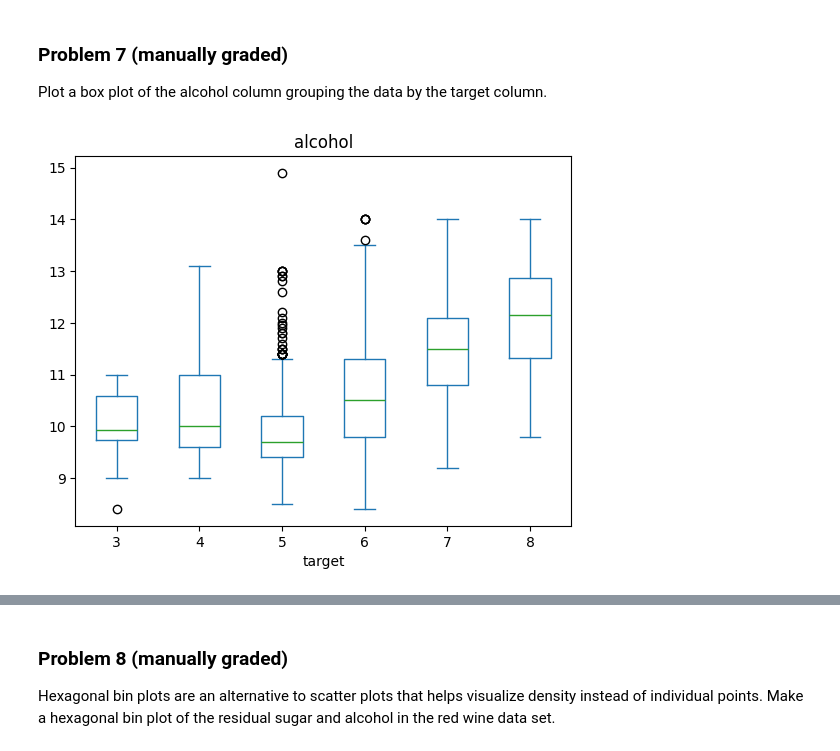
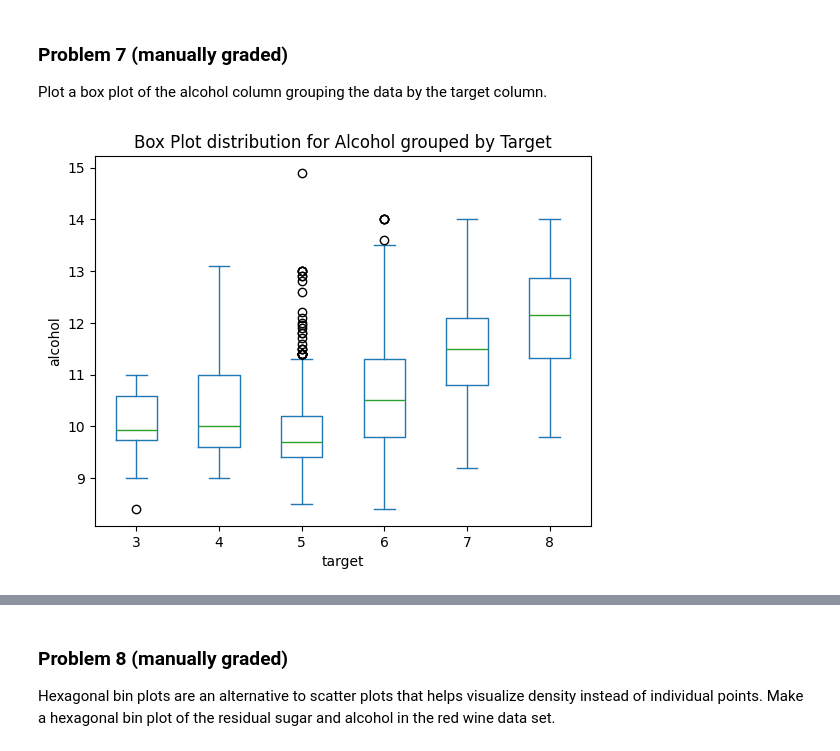
Before and after one commit to RajuNatesanBU/25fallcdsdx602_o1, a Jupyter notebook: dx602-homework-10/homework.ipynb, the cells around one changed output, grey strips where cells are left out. Drawn from its saved outputs; the diff is of its cells as text; code cells hidden in the pictures.

```diff
--- a/dx602-homework-10/homework.ipynb
+++ b/dx602-homework-10/homework.ipynb
@@ -130,11 +150,13 @@ Plot a box plot of the alcohol column grouping the data by the target column.
 # %%
 # YOUR CHANGES HERE
 
-_ = red_wine.plot.box(column="alcohol", by="target")
+red_wine.plot.box(column="alcohol", by="target")
+plt.title('Box Plot distribution for Alcohol grouped by Target')
 plt.xlabel("target")
+plt.ylabel("alcohol")
 None
 # %% [output]
-[figure, old version]
+[figure, new version]
 # %% [markdown]
 <div style="page-break-after: always;"></div>
 # %% [markdown]
```
Also changed, not shown: parts of 12 cells of this notebook.
